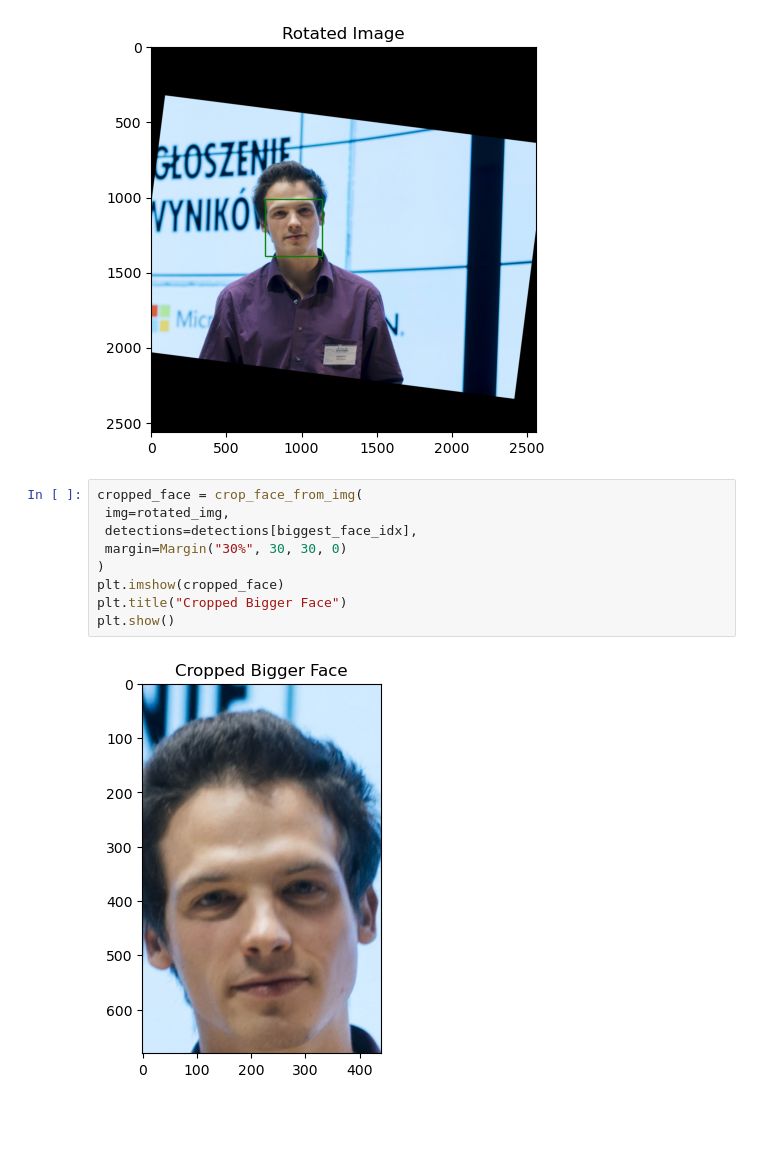
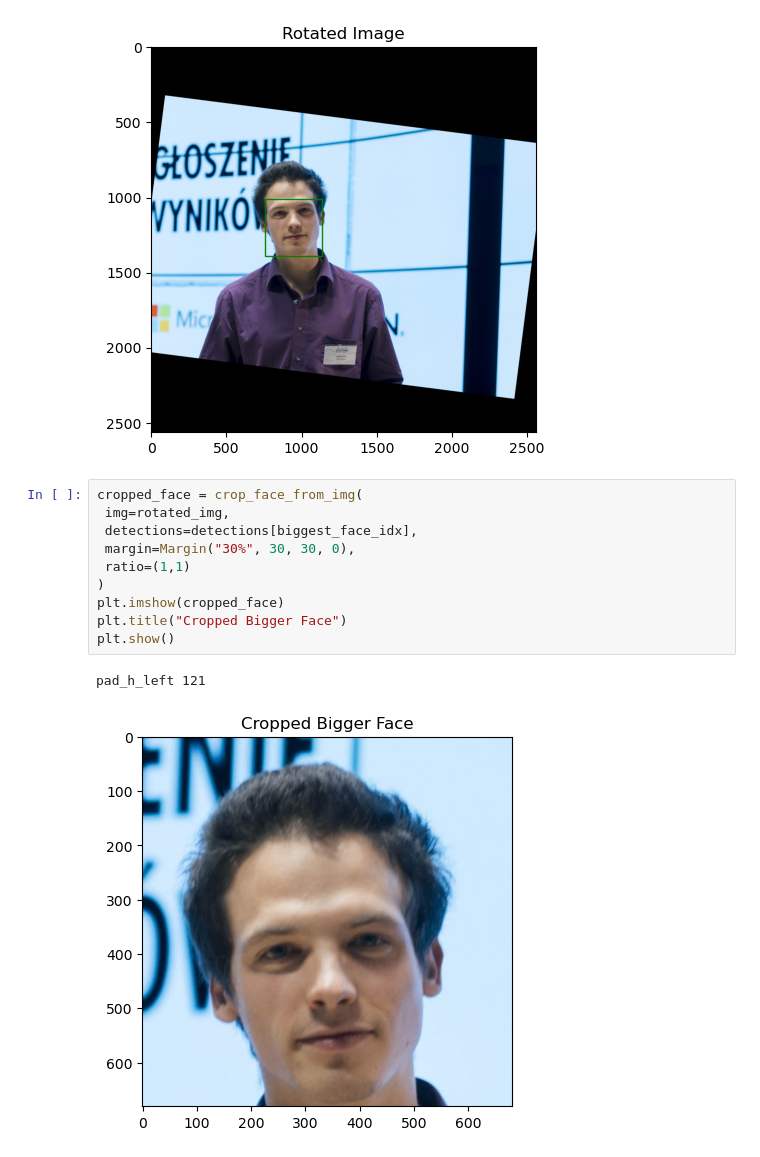
Before and after one commit to TytanMikJas/FaceRecognitionPipeline, a Jupyter notebook: notebooks/phase_1.ipynb, the cells around one changed output. Cells and saved outputs as stored; diff of their text form; blank space fills up the shorter version.

Commit message:
Add maintain_ratio function and update cropping logic to maintain aspect ratio

```diff
--- a/notebooks/phase_1.ipynb
+++ b/notebooks/phase_1.ipynb
@@ -69,11 +69,13 @@ Found 1 faces
 # %%
 cropped_face = crop_face_from_img(
  img=rotated_img,
  detections=detections[biggest_face_idx],
- margin=Margin("30%", 30, 30, 0)
+ margin=Margin("30%", 30, 30, 0),
+ ratio=(1,1)
 )
 plt.imshow(cropped_face)
 plt.title("Cropped Bigger Face")
 plt.show()
 # %% [output]
+pad_h_left 121
-[figure, old version]
+[figure, new version]
```
Also changed, not shown: parts of 2 cells of this notebook, 1 other file.
